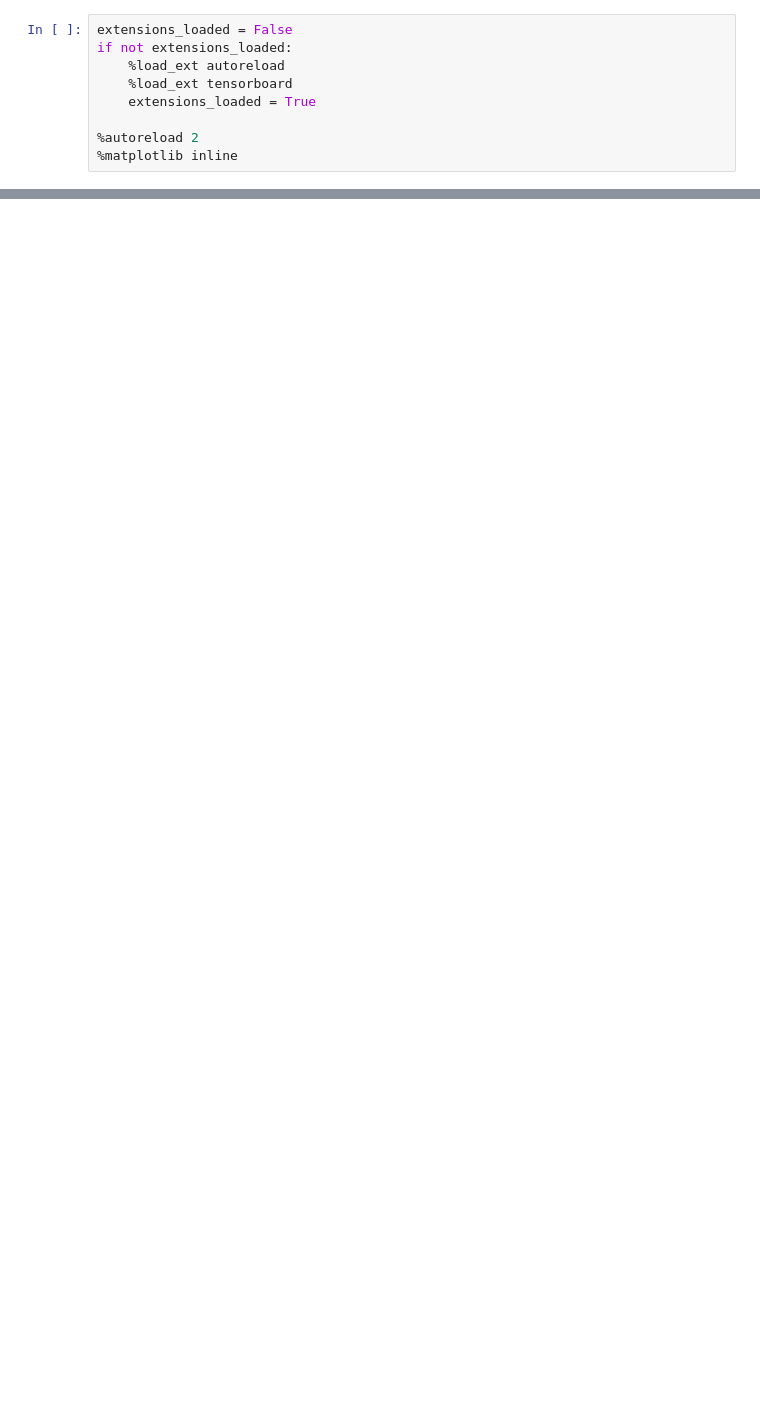
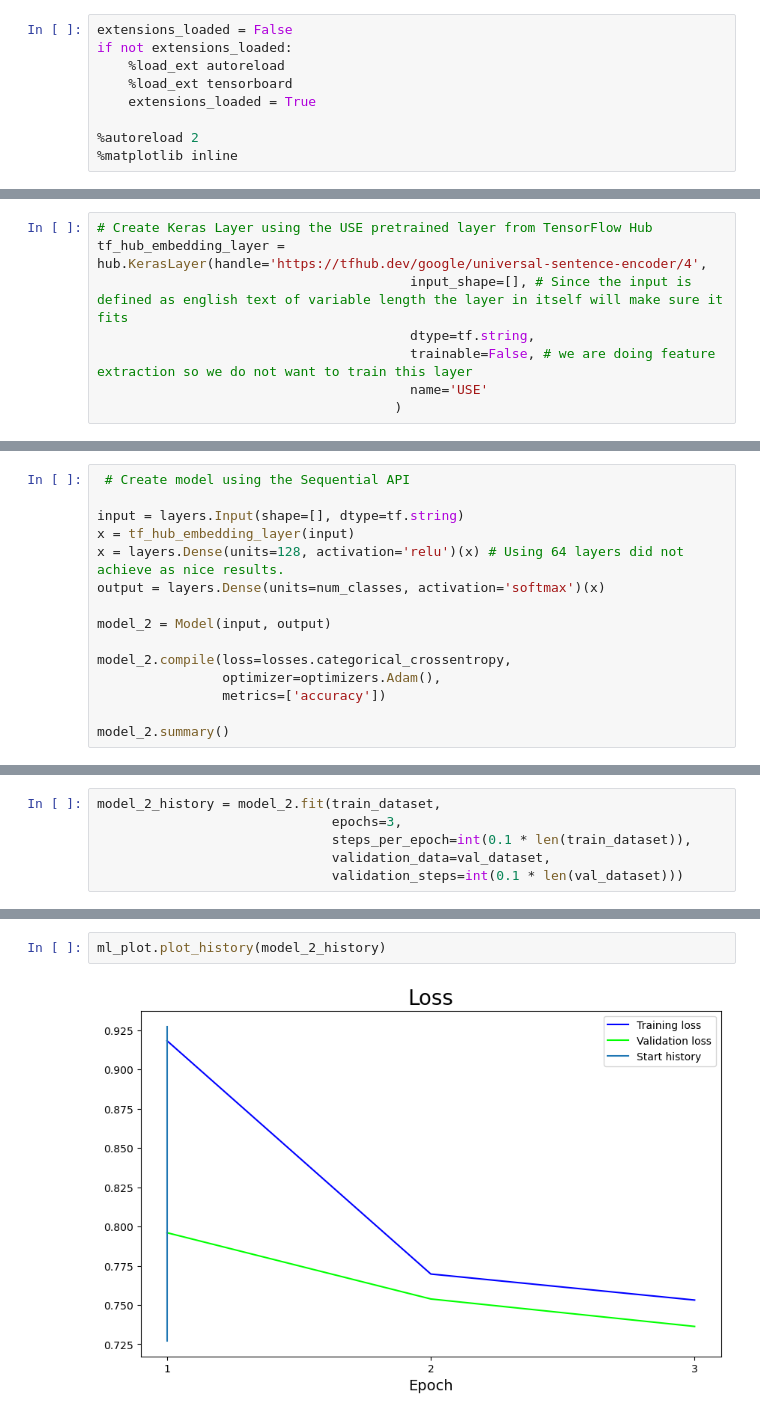
Before and after one commit to sodeso-nl/ml-notebooks, a Jupyter notebook: tensorflow-developer-certificate/section-11/tdc-section-11.ipynb, the cells around one changed output, grey strips where cells are left out. Drawn from its saved outputs; the diff is of its cells as text; blank space fills up the shorter version.

```diff
--- a/tensorflow-developer-certificate/section-11/tdc-section-11.ipynb
+++ b/tensorflow-developer-certificate/section-11/tdc-section-11.ipynb
@@ -55,0 +656,8 @@ from keras.losses import binary_crossentropy
+# %%
+# Create Keras Layer using the USE pretrained layer from TensorFlow Hub
+tf_hub_embedding_layer = hub.KerasLayer(handle='https://tfhub.dev/google/universal-sentence-encoder/4',
+                                        input_shape=[], # Since the input is defined as english text of variable length the layer in itself will make sure it fits
+                                        dtype=tf.string,
+                                        trainable=False, # we are doing feature extraction so we do not want to train this layer
+                                        name='USE'
+                                      )
@@ -55,0 +678,15 @@ from keras.losses import binary_crossentropy
+# %%
+ # Create model using the Sequential API
+
+input = layers.Input(shape=[], dtype=tf.string)
+x = tf_hub_embedding_layer(input)
+x = layers.Dense(units=128, activation='relu')(x) # Using 64 layers did not achieve as nice results.
+output = layers.Dense(units=num_classes, activation='softmax')(x)
+
+model_2 = Model(input, output)
+
+model_2.compile(loss=losses.categorical_crossentropy,
+                optimizer=optimizers.Adam(),
+                metrics=['accuracy'])
+
+model_2.summary()
@@ -55,0 +711,6 @@ from keras.losses import binary_crossentropy
+# %%
+model_2_history = model_2.fit(train_dataset,
+                              epochs=3,
+                              steps_per_epoch=int(0.1 * len(train_dataset)),
+                              validation_data=val_dataset,
+                              validation_steps=int(0.1 * len(val_dataset)))
@@ -55,0 +724,4 @@ from keras.losses import binary_crossentropy
+# %%
+ml_plot.plot_history(model_2_history)
+# %% [output]
+[figure, added]
```
Also changed, not shown: parts of 108 cells of this notebook.
